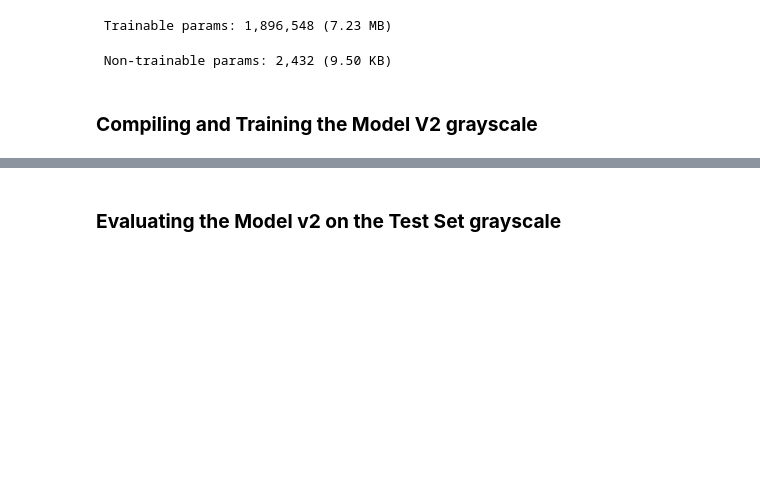
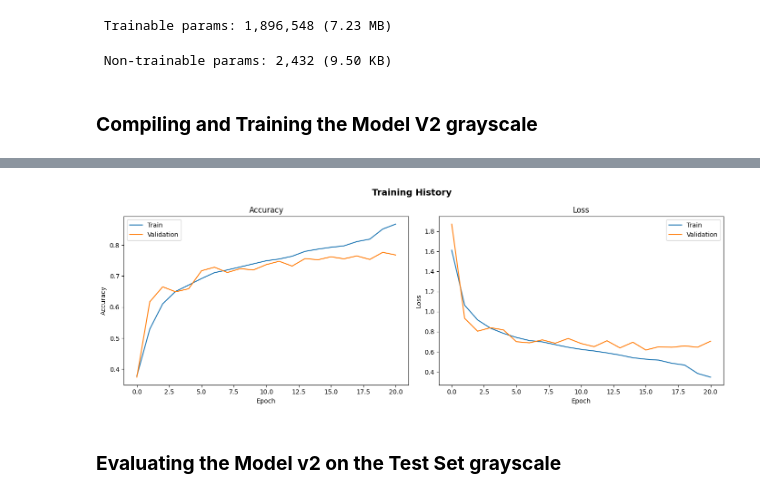
Before and after one commit to narayananxyz/deep_learning, a Jupyter notebook: capstone/Reference_Notebook_Facial_Emotion_Detection_Full_Code.ipynb, the cells around one changed output, grey strips where cells are left out. Cells and saved outputs as stored; diff of their text form; code cells hidden in the pictures; blank space fills up the shorter version.

```diff
--- a/capstone/Reference_Notebook_Facial_Emotion_Detection_Full_Code.ipynb
+++ b/capstone/Reference_Notebook_Facial_Emotion_Detection_Full_Code.ipynb
@@ -662,3 +820,7 @@ Epoch 19/30
+# %%
+plot_history(history)
+# %% [output]
+[figure, added]
 # %% [markdown]
 ### **Evaluating the Model v2 on the Test Set grayscale**
 # %%
```
Also changed, not shown: parts of 38 cells of this notebook.
